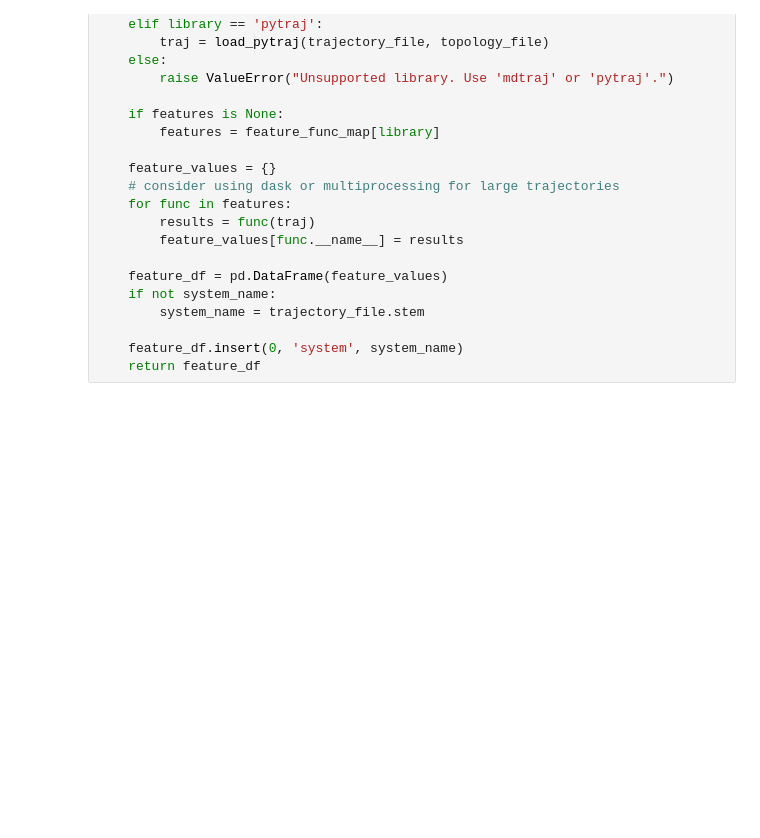
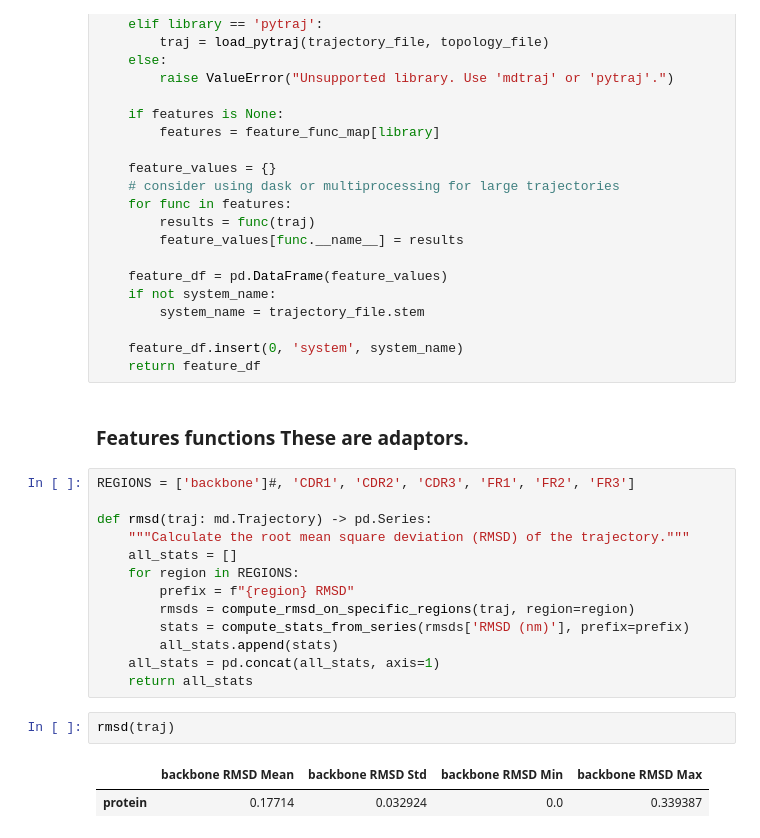
Before and after one commit to ChrisVir/vir_md_analysis, a Jupyter notebook: notebooks/development/2.0-06-18-2025_TestingWithNCfile.ipynb, the cells around one changed output. Drawn from its saved outputs; the diff is of its cells as text; blank space fills up the shorter version.

```diff
--- a/notebooks/development/2.0-06-18-2025_TestingWithNCfile.ipynb
+++ b/notebooks/development/2.0-06-18-2025_TestingWithNCfile.ipynb
@@ -145,3 +162,23 @@ def extract_features(trajectory_file: Path | str,
 
     feature_df.insert(0, 'system', system_name)
     return feature_df
+# %% [markdown]
+### Features functions These are adaptors.
+# %%
+REGIONS = ['backbone']#, 'CDR1', 'CDR2', 'CDR3', 'FR1', 'FR2', 'FR3']
+
+def rmsd(traj: md.Trajectory) -> pd.Series:
+    """Calculate the root mean square deviation (RMSD) of the trajectory."""
+    all_stats = []
+    for region in REGIONS:
+        prefix = f"{region} RMSD"
+        rmsds = compute_rmsd_on_specific_regions(traj, region=region)
+        stats = compute_stats_from_series(rmsds['RMSD (nm)'], prefix=prefix)
+        all_stats.append(stats)
+    all_stats = pd.concat(all_stats, axis=1)
+    return all_stats
+# %%
+rmsd(traj)
+# %% [output]
+|  | backbone RMSD Mean | backbone RMSD Std | backbone RMSD Min | backbone RMSD Max |
+| protein | 0.17714 | 0.032924 | 0.0 | 0.339387 |
```
Also changed, not shown: parts of 24 cells of this notebook.
